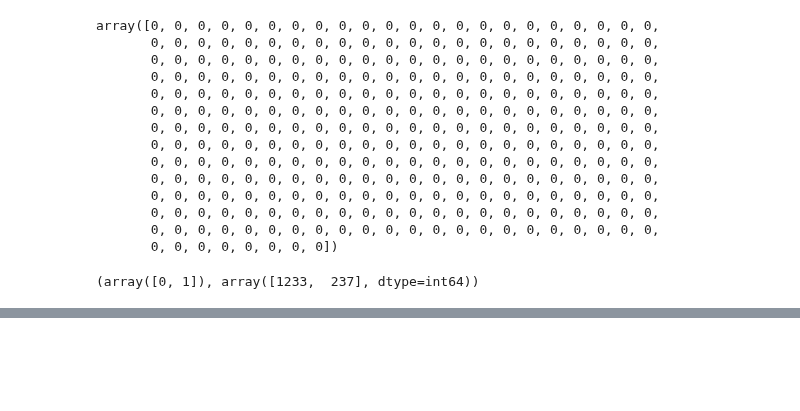
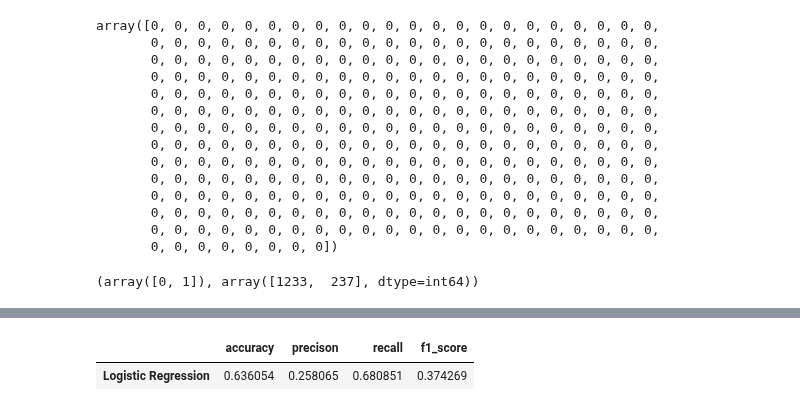
Before and after one commit to AnkurBhatt07/Code-Clause-Employee-Attrition-Likelihood-Prediction, a Jupyter notebook: prediction_model.ipynb, the cells around one changed output, grey strips where cells are left out. Saved outputs shown, nothing was run; the diff lists cells and outputs as text; code cells hidden in the pictures; blank space fills up the shorter version.

```diff
--- a/prediction_model.ipynb
+++ b/prediction_model.ipynb
@@ -382,0 +435,6 @@ np.unique(y,return_counts=True)
+# %%
+results.loc['Logistic Regression'] = [accuracy,precision,recall , f1score]
+results
+# %% [output]
+|  | accuracy | precison | recall | f1_score |
+| Logistic Regression | 0.636054 | 0.258065 | 0.680851 | 0.374269 |
```
Also changed, not shown: parts of 6 cells of this notebook.
